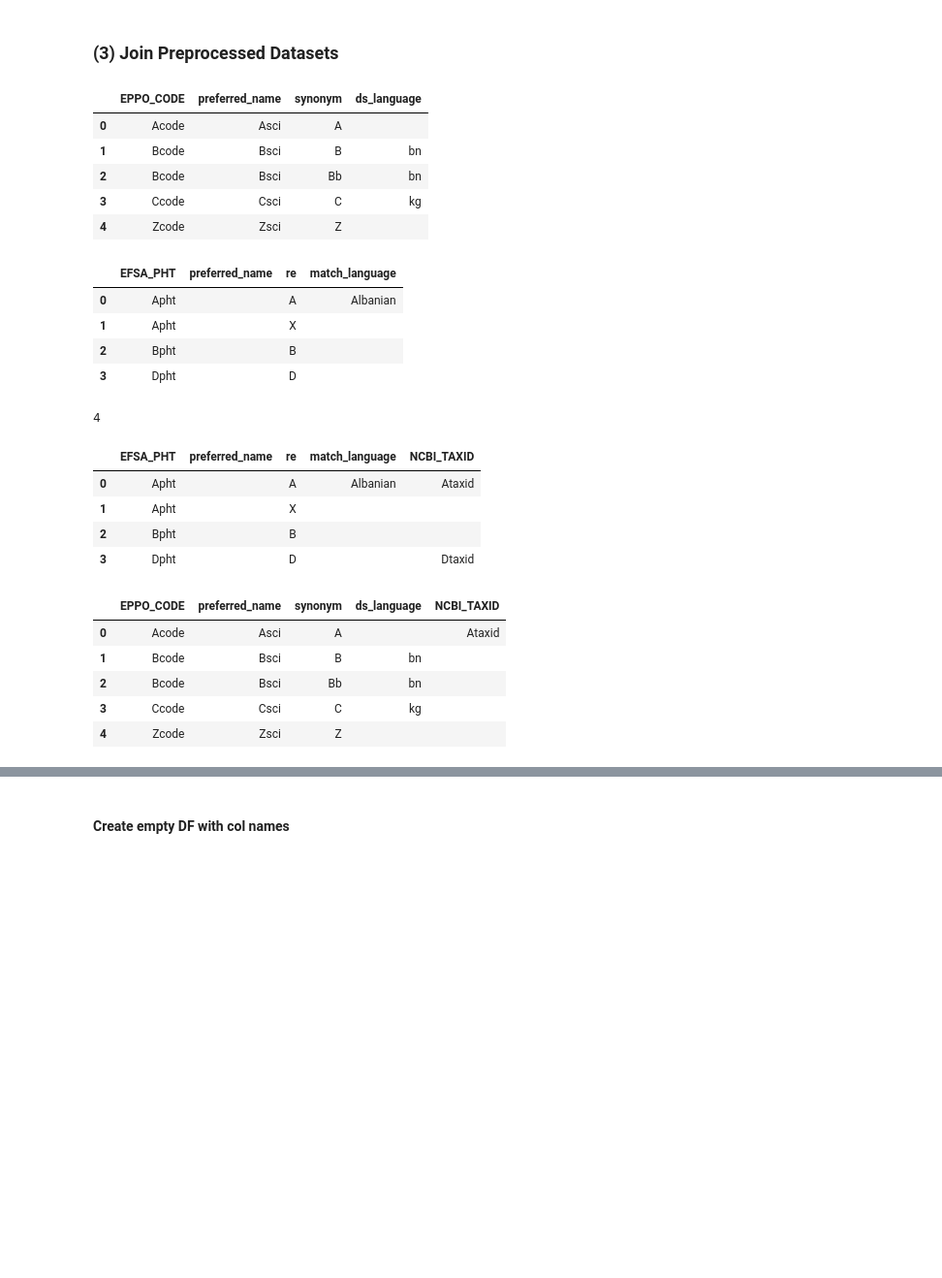
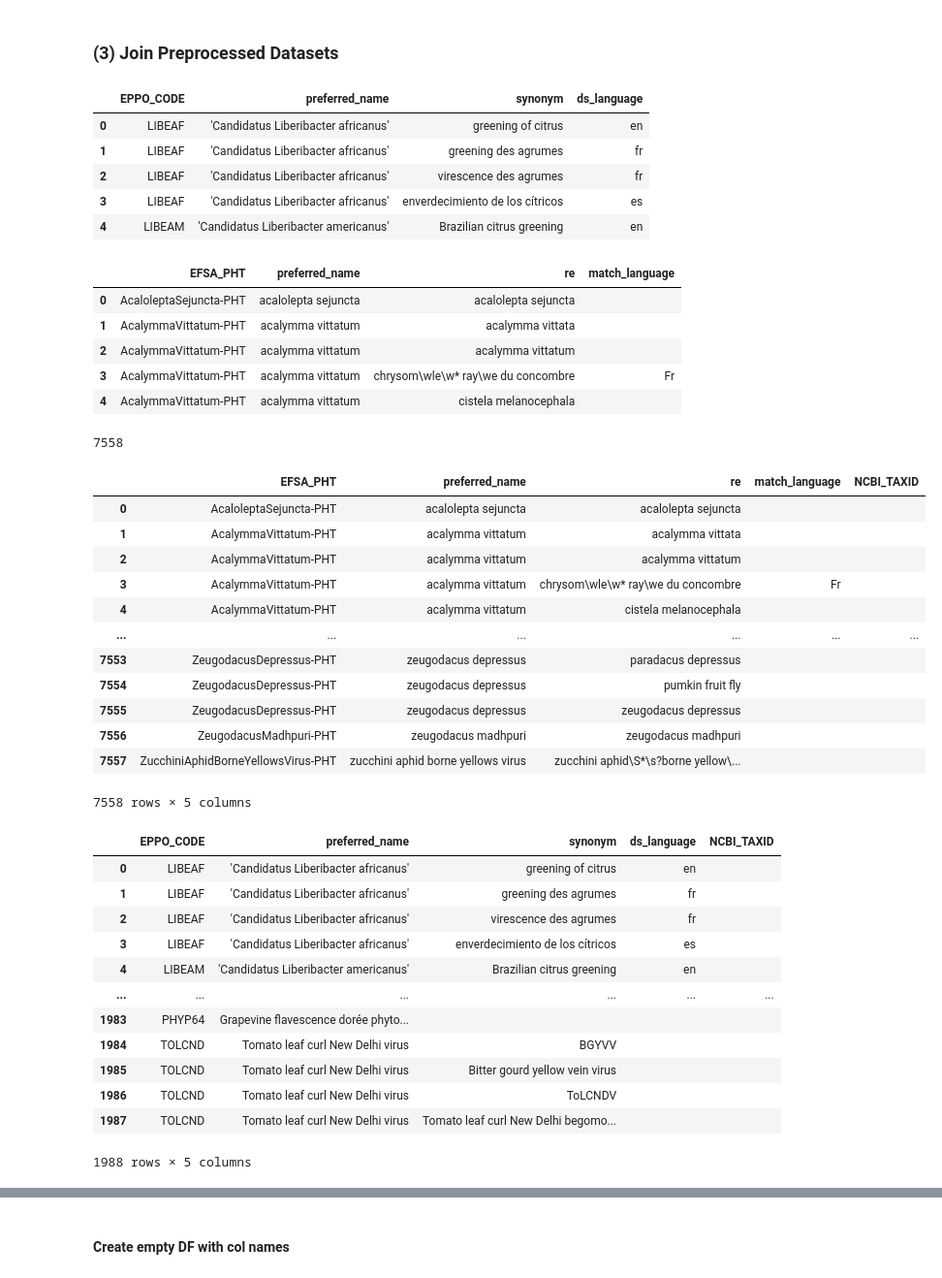
Before and after one commit to e-lubrini/quarantine-organisms-kr-nlp, a Jupyter notebook: lexical_resources/main.ipynb, the cells around one changed output, grey strips where cells are left out. Shown at 97% size. Drawn from its saved outputs; the diff is of its cells as text; code cells hidden in the pictures; blank space fills up the shorter version.

```diff
--- a/lexical_resources/main.ipynb
+++ b/lexical_resources/main.ipynb
@@ -1,6 +1,6 @@
 # %%
-SAMPLE = True
-SAMPLE_SUFFIX = '_dummy' # for input and output files
+SAMPLE = False
+SAMPLE_SUFFIX = '_dummy' # for input and output files when sample mode is active
 # %% [markdown]
 #  Lexical Resource (LR) for output
 # %% [markdown]
@@ -231,17 +243,18 @@ display(prep_efsa_db.head())
 len(prep_efsa_db)
 # %% [output]
 |  | EPPO_CODE | preferred_name | synonym | ds_language |
-| 0 | Acode | Asci | A |  |
-| 1 | Bcode | Bsci | B | bn |
-| 2 | Bcode | Bsci | Bb | bn |
-| 3 | Ccode | Csci | C | kg |
-| 4 | Zcode | Zsci | Z |  |
+| 0 | LIBEAF | 'Candidatus Liberibacter africanus' | greening of citrus | en |
+| 1 | LIBEAF | 'Candidatus Liberibacter africanus' | greening des agrumes | fr |
+| 2 | LIBEAF | 'Candidatus Liberibacter africanus' | virescence des agrumes | fr |
+| 3 | LIBEAF | 'Candidatus Liberibacter africanus' | enverdecimiento de los cítricos | es |
+| 4 | LIBEAM | 'Candidatus Liberibacter americanus' | Brazilian citrus greening | en |
 |  | EFSA_PHT | preferred_name | re | match_language |
-| 0 | Apht |  | A | Albanian |
-| 1 | Apht |  | X |  |
-| 2 | Bpht |  | B |  |
-| 3 | Dpht |  | D |  |
+| 0 | AcaloleptaSejuncta-PHT | acalolepta sejuncta | acalolepta sejuncta |  |
+| 1 | AcalymmaVittatum-PHT | acalymma vittatum | acalymma vittata |  |
+| 2 | AcalymmaVittatum-PHT | acalymma vittatum | acalymma vittatum |  |
+| 3 | AcalymmaVittatum-PHT | acalymma vittatum | chrysom\wle\w* ray\we du concombre | Fr |
+| 4 | AcalymmaVittatum-PHT | acalymma vittatum | cistela melanocephala |  |
-4
+7558
 # %%
 ncbi_enriched_dbs = dict(
     efsa = fill_values_cross_db(prep_efsa_db,
@@ -258,20 +271,36 @@ ncbi_enriched_dbs = dict(
 )
 # %%
 for db_name,db in ncbi_enriched_dbs.items():
-    db.to_csv(os.path.join(output_path, db_name+'_table.csv'), index=False)
+    db.to_csv(os.path.join(output_path, db_name+'_ncbi_prep.csv'), index=False)
+    #prep_dbs[db_name] = db
     display(db)
 # %% [output]
 |  | EFSA_PHT | preferred_name | re | match_language | NCBI_TAXID |
-| 0 | Apht |  | A | Albanian | Ataxid |
-| 1 | Apht |  | X |  |  |
-| 2 | Bpht |  | B |  |  |
-| 3 | Dpht |  | D |  | Dtaxid |
+| 0 | AcaloleptaSejuncta-PHT | acalolepta sejuncta | acalolepta sejuncta |  |  |
+| 1 | AcalymmaVittatum-PHT | acalymma vittatum | acalymma vittata |  |  |
+| 2 | AcalymmaVittatum-PHT | acalymma vittatum | acalymma vittatum |  |  |
+| 3 | AcalymmaVittatum-PHT | acalymma vittatum | chrysom\wle\w* ray\we du concombre | Fr |  |
+| 4 | AcalymmaVittatum-PHT | acalymma vittatum | cistela melanocephala |  |  |
+| ... | ... | ... | ... | ... | ... |
+| 7553 | ZeugodacusDepressus-PHT | zeugodacus depressus | paradacus depressus |  |  |
+| 7554 | ZeugodacusDepressus-PHT | zeugodacus depressus | pumkin fruit fly |  |  |
+| 7555 | ZeugodacusDepressus-PHT | zeugodacus depressus | zeugodacus depressus |  |  |
+| 7556 | ZeugodacusMadhpuri-PHT | zeugodacus madhpuri | zeugodacus madhpuri |  |  |
+| 7557 | ZucchiniAphidBorneYellowsVirus-PHT | zucchini aphid borne yellows virus | zucchini aphid\S*\s?borne yellow\... |  |  |
+7558 rows × 5 columns
 |  | EPPO_CODE | preferred_name | synonym | ds_language | NCBI_TAXID |
-| 0 | Acode | Asci | A |  | Ataxid |
-| 1 | Bcode | Bsci | B | bn |  |
-| 2 | Bcode | Bsci | Bb | bn |  |
-| 3 | Ccode | Csci | C | kg |  |
-| 4 | Zcode | Zsci | Z |  |  |
+| 0 | LIBEAF | 'Candidatus Liberibacter africanus' | greening of citrus | en |  |
+| 1 | LIBEAF | 'Candidatus Liberibacter africanus' | greening des agrumes | fr |  |
+| 2 | LIBEAF | 'Candidatus Liberibacter africanus' | virescence des agrumes | fr |  |
+| 3 | LIBEAF | 'Candidatus Liberibacter africanus' | enverdecimiento de los cítricos | es |  |
+| 4 | LIBEAM | 'Candidatus Liberibacter americanus' | Brazilian citrus greening | en |  |
+| ... | ... | ... | ... | ... | ... |
+| 1983 | PHYP64 | Grapevine flavescence dorée phyto... |  |  |  |
+| 1984 | TOLCND | Tomato leaf curl New Delhi virus | BGYVV |  |  |
+| 1985 | TOLCND | Tomato leaf curl New Delhi virus | Bitter gourd yellow vein virus |  |  |
+| 1986 | TOLCND | Tomato leaf curl New Delhi virus | ToLCNDV |  |  |
+| 1987 | TOLCND | Tomato leaf curl New Delhi virus | Tomato leaf curl New Delhi begomo... |  |  |
+1988 rows × 5 columns
 # %%
 ## check they loaded correctly (e.g. ncbi)
 prep_dbs['ncbi'].head()
```
Also changed, not shown: parts of 10 cells of this notebook.
